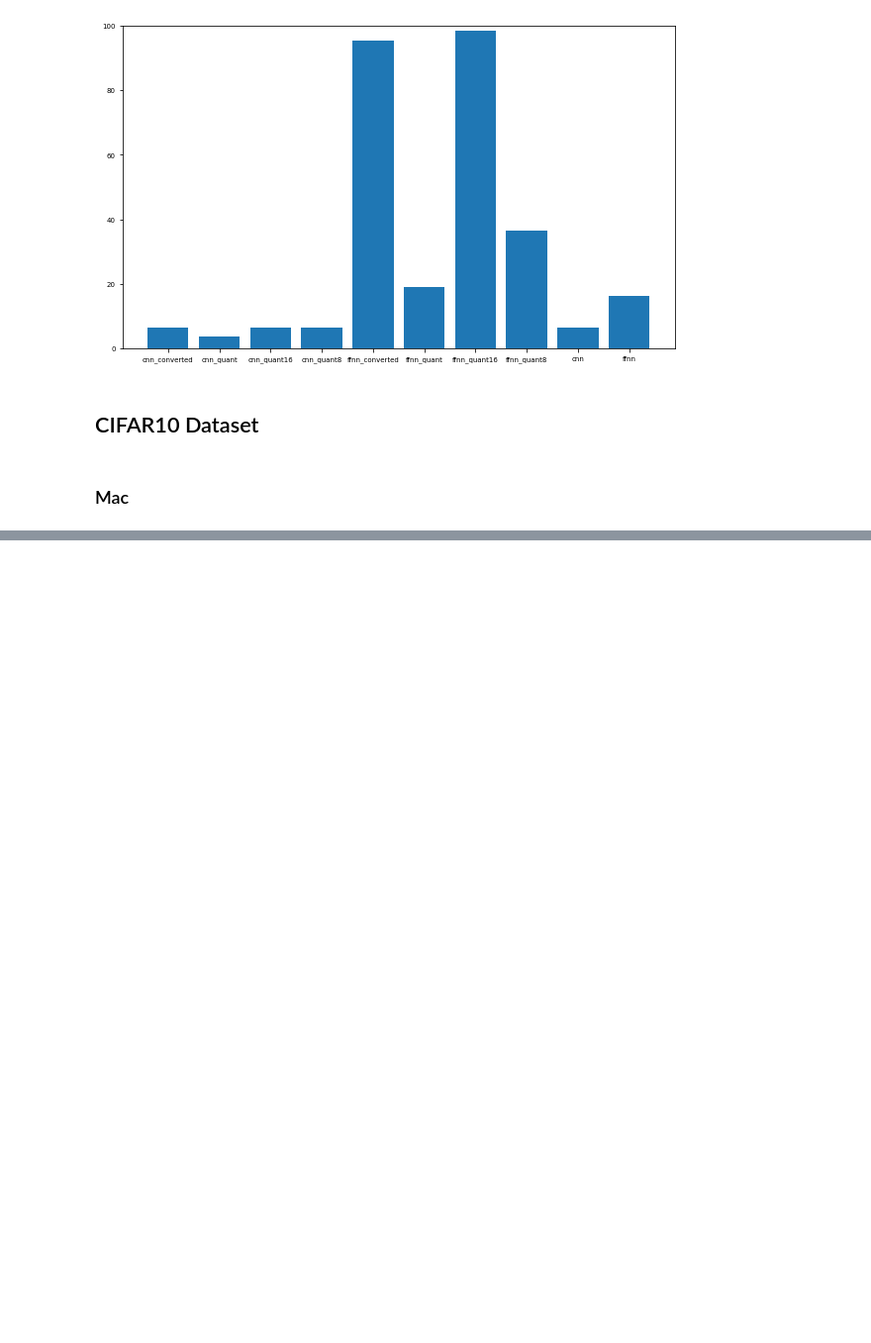
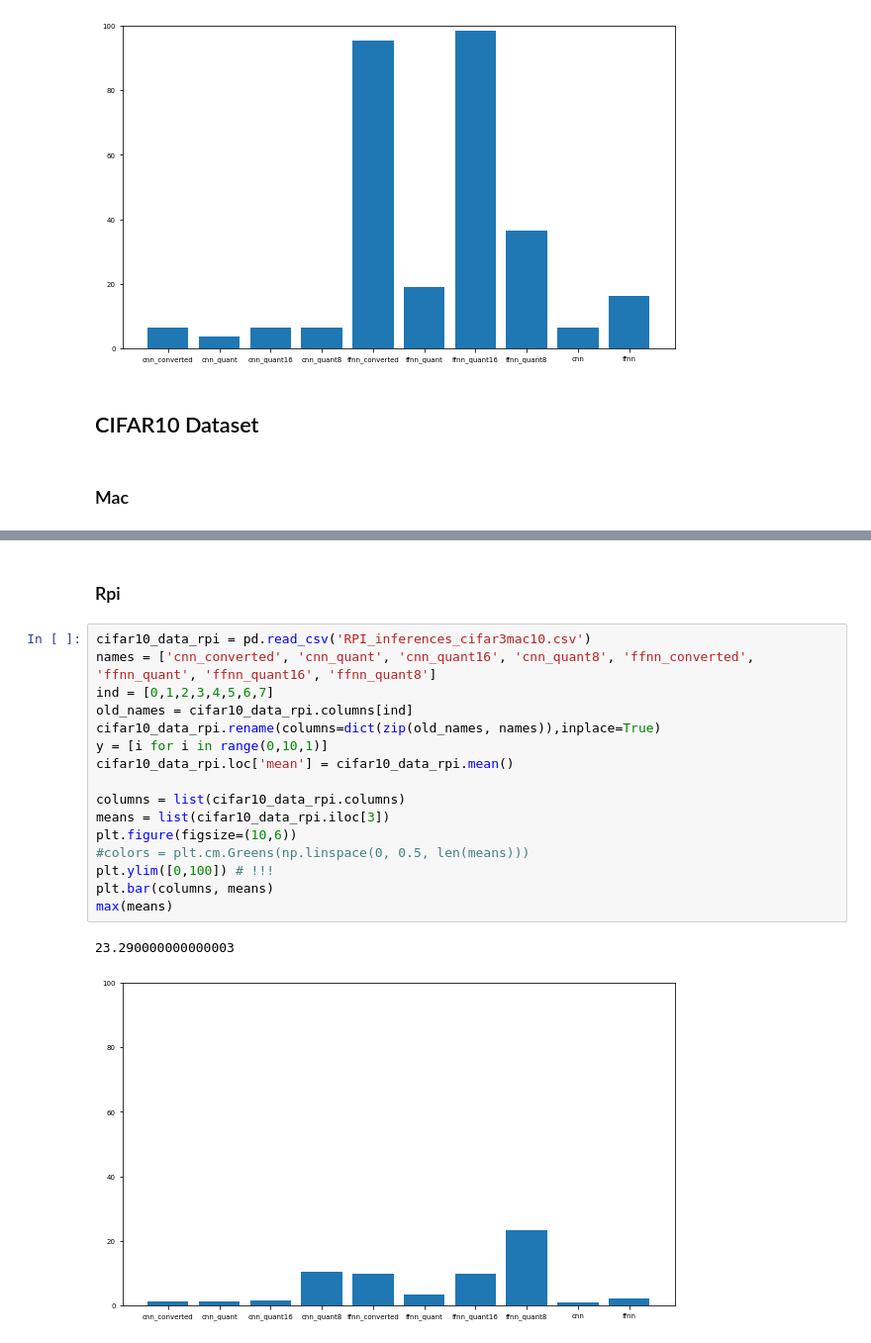
Before and after one commit to toelt-llc/TOELT-tfrabbit, a Jupyter notebook: code/tflite/plots_inferences.ipynb, the cells around one changed output, grey strips where cells are left out. Shown at 99% size. Saved outputs shown, nothing was run; the diff lists cells and outputs as text; blank space fills up the shorter version.

```diff
--- a/code/tflite/plots_inferences.ipynb
+++ b/code/tflite/plots_inferences.ipynb
@@ -261,0 +264,21 @@ plt.bar(columns, means)
+# %% [markdown]
+### Rpi
+# %%
+cifar10_data_rpi = pd.read_csv('RPI_inferences_cifar3mac10.csv')
+names = ['cnn_converted', 'cnn_quant', 'cnn_quant16', 'cnn_quant8', 'ffnn_converted', 'ffnn_quant', 'ffnn_quant16', 'ffnn_quant8']
+ind = [0,1,2,3,4,5,6,7]
+old_names = cifar10_data_rpi.columns[ind]
+cifar10_data_rpi.rename(columns=dict(zip(old_names, names)),inplace=True)
+y = [i for i in range(0,10,1)]
+cifar10_data_rpi.loc['mean'] = cifar10_data_rpi.mean()
+
+columns = list(cifar10_data_rpi.columns)
+means = list(cifar10_data_rpi.iloc[3])
+plt.figure(figsize=(10,6))
+#colors = plt.cm.Greens(np.linspace(0, 0.5, len(means)))
+plt.ylim([0,100]) # !!!
+plt.bar(columns, means)
+max(means)
+# %% [output]
+23.290000000000003
+[figure, added]
```
Also changed, not shown: parts of 2 cells of this notebook, 3 other files.
